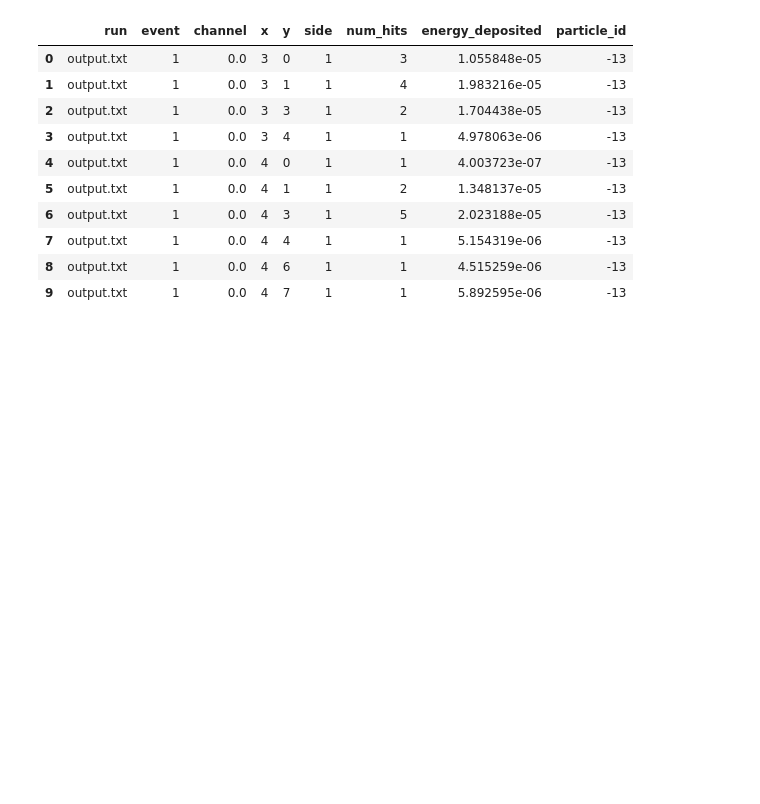
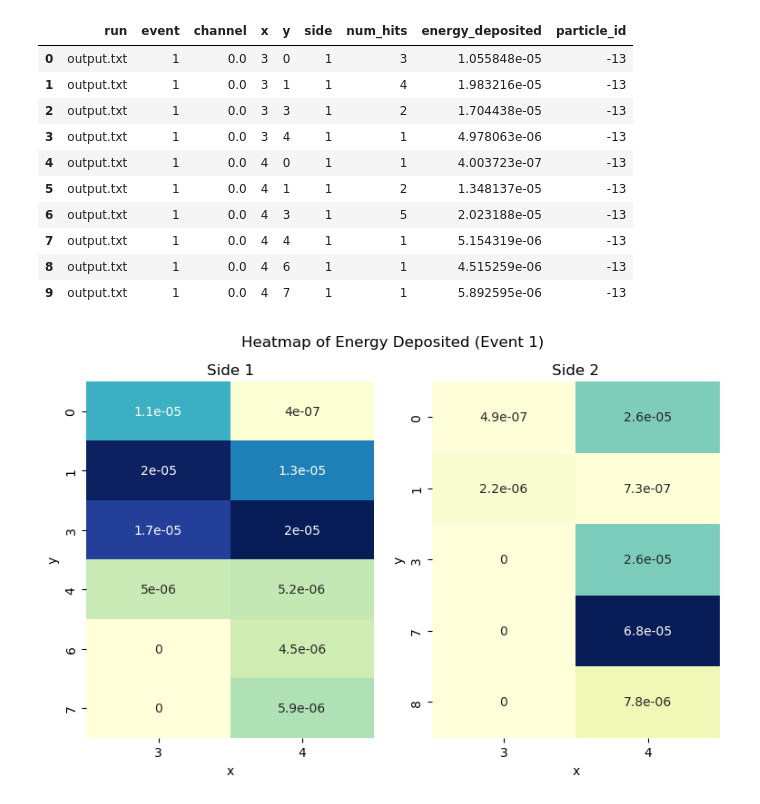
Before and after one commit to dhebel/babycal, a Jupyter notebook: exploratory.ipynb, the cells around one changed output. Saved outputs shown, nothing was run; the diff lists cells and outputs as text; code cells hidden in the pictures; blank space fills up the shorter version.

Commit message:
create heatmaps and transform matrices to numpy arrays for ML training.

```diff
--- a/exploratory.ipynb
+++ b/exploratory.ipynb
@@ -152,3 +152,21 @@ df_e1s1
 | 7 | output.txt | 1 | 0.0 | 4 | 4 | 1 | 1 | 5.154319e-06 | -13 |
 | 8 | output.txt | 1 | 0.0 | 4 | 6 | 1 | 1 | 4.515259e-06 | -13 |
 | 9 | output.txt | 1 | 0.0 | 4 | 7 | 1 | 1 | 5.892595e-06 | -13 |
+# %%
+heatmap_e1s1 = pd.pivot_table(df_e1s1, values="energy_deposited", index="y", columns="x", fill_value=0)
+heatmap_e1s2 = pd.pivot_table(df_e1s2, values="energy_deposited", index="y", columns="x", fill_value=0)
+
+fig, axs = plt.subplots(ncols=2)
+fig.suptitle('Heatmap of Energy Deposited (Event 1)')
+
+sns.heatmap(heatmap_e1s1, ax=axs[0], cmap="YlGnBu", annot=True, cbar=False)
+fig.set_size_inches(9, 5.1)
+tile = axs[0].set_title("Side 1")
+tile.set_position([.5, 1.05])
+
+sns.heatmap(heatmap_e1s2, ax=axs[1], cmap="YlGnBu", annot=True, cbar=False)
+fig.set_size_inches(9, 5.1)
+tile = axs[1].set_title("Side 2")
+tile.set_position([.5, 1.05])
+# %% [output]
+[figure, added]
```
Also changed, not shown: parts of 5 cells of this notebook.
